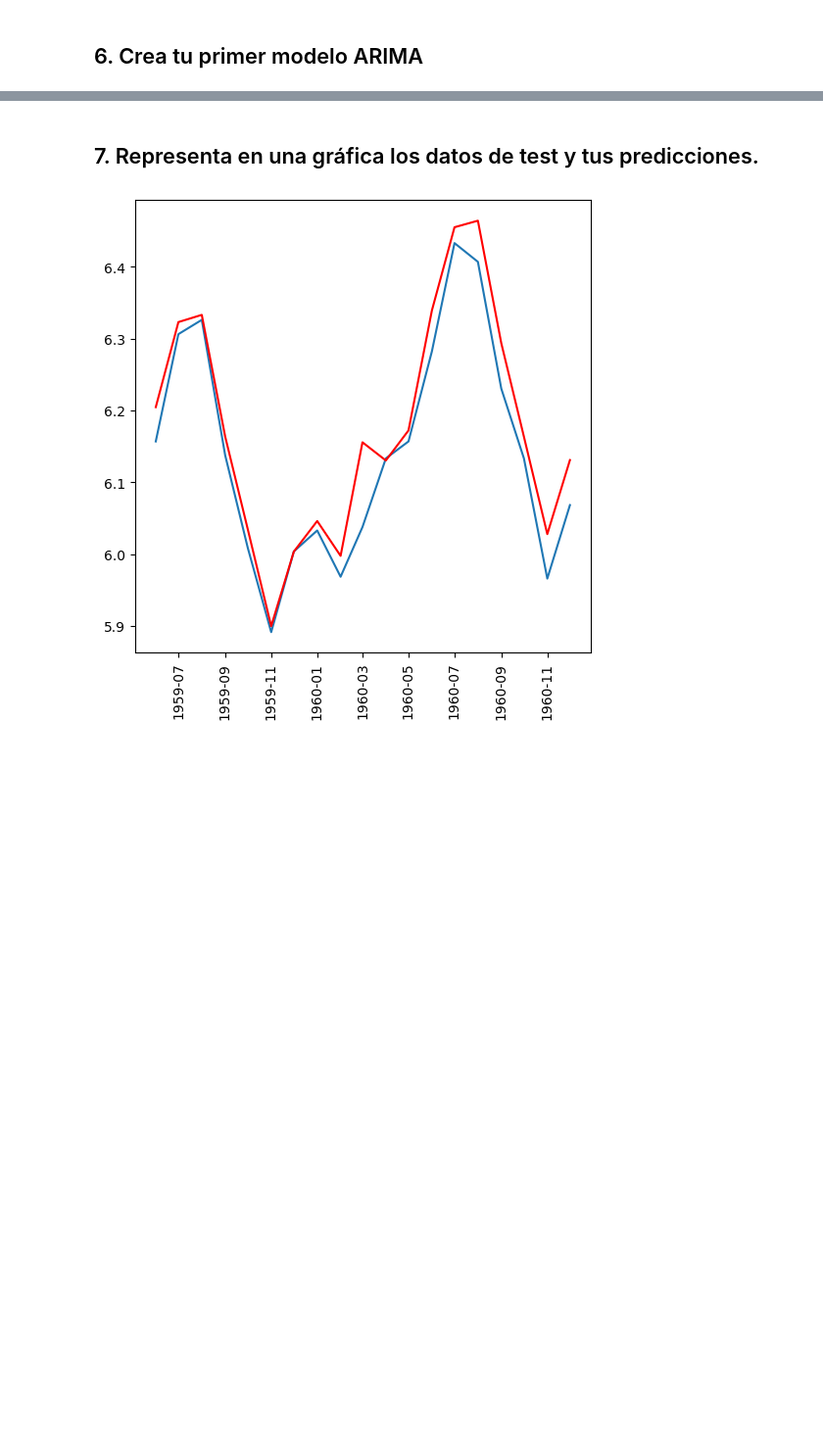
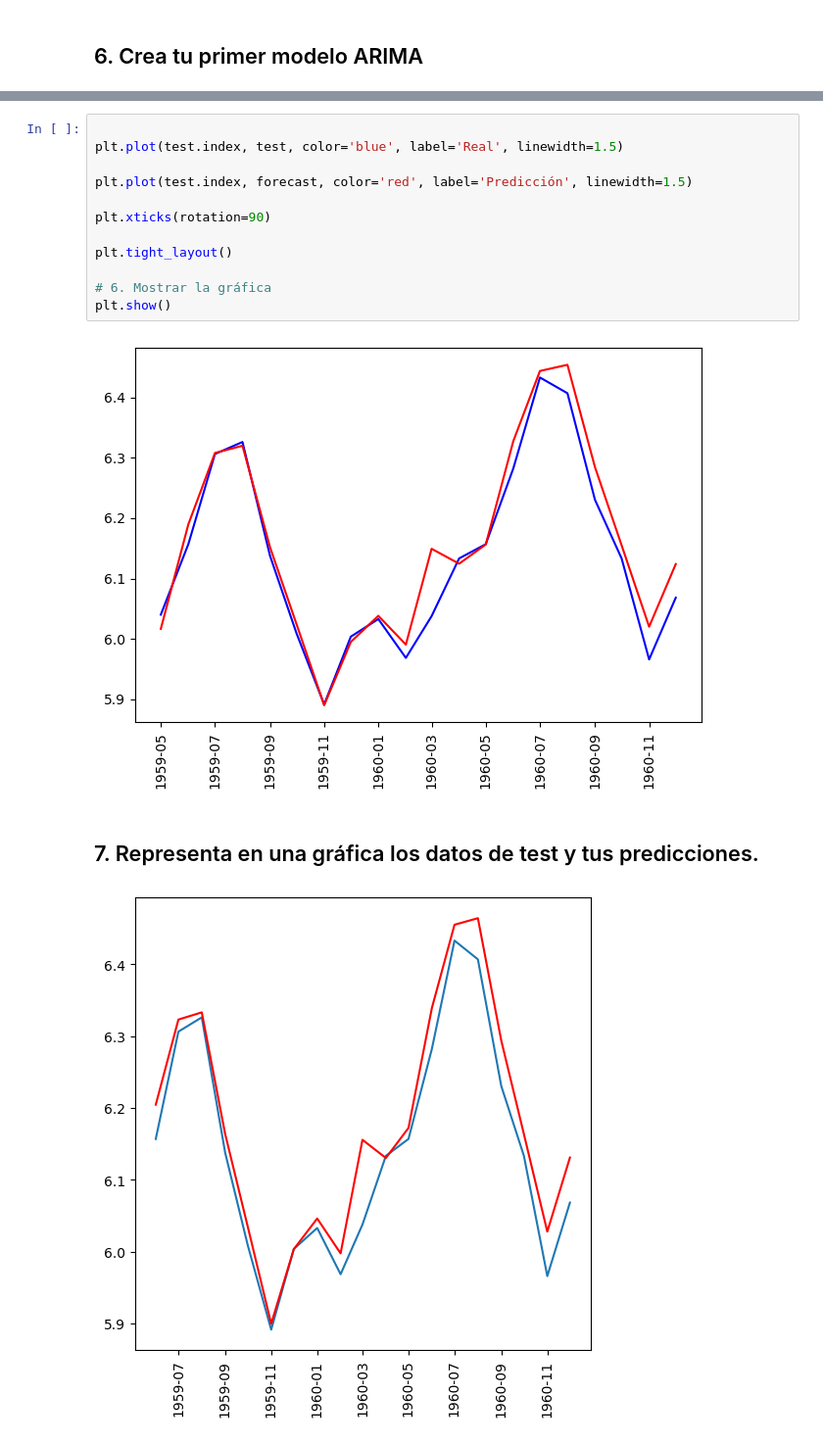
Before and after one commit to danilaviaart-lgtm/ds_curso, a Jupyter notebook: 3-Machine Learning/4-Series temporales/ejercicios/Air Passengers Prediction.ipynb, the cells around one changed output, grey strips where cells are left out. Shown at 98% size. Drawn from its saved outputs; the diff is of its cells as text; blank space fills up the shorter version.

```diff
--- a/3-Machine Learning/4-Series temporales/ejercicios/Air Passengers Prediction.ipynb
+++ b/3-Machine Learning/4-Series temporales/ejercicios/Air Passengers Prediction.ipynb
@@ -291,5 +239,19 @@ SARIMAX Results
 Warnings:
 [1] Covariance matrix calculated using the outer product of gradients (complex-step).
+# %%
+
+plt.plot(test.index, test, color='blue', label='Real', linewidth=1.5)
+
+plt.plot(test.index, forecast, color='red', label='Predicción', linewidth=1.5)
+
+plt.xticks(rotation=90)
+
+plt.tight_layout()
+
+# 6. Mostrar la gráfica
+plt.show()
+# %% [output]
+[figure, added]
 # %% [markdown]
 ## 7. Representa en una gráfica los datos de test y tus predicciones.
 # %%
```
Also changed, not shown: parts of 19 cells of this notebook.
